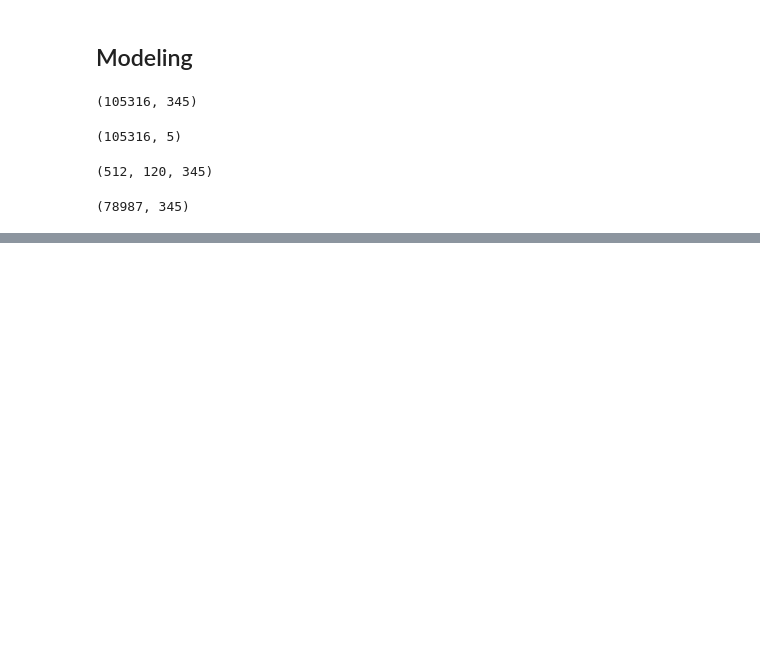
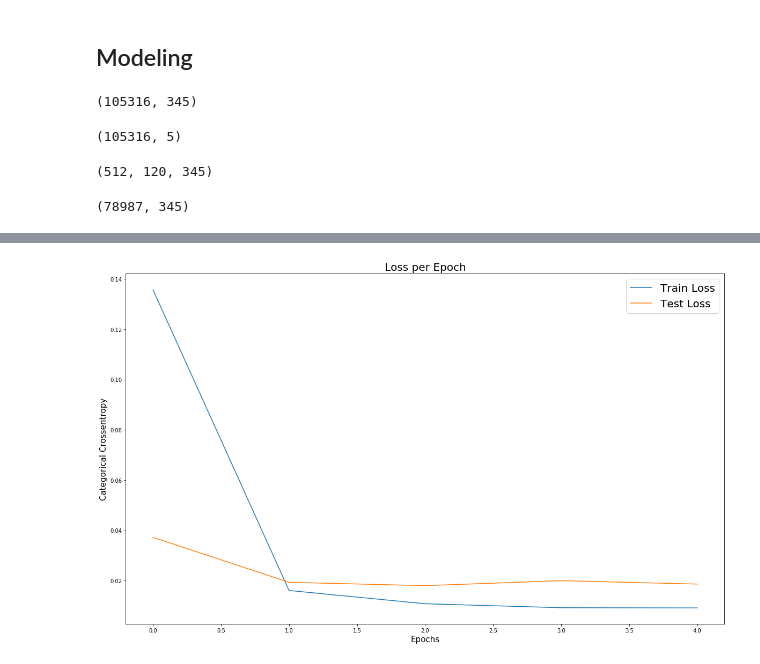
Before and after one commit to raffysantayana/slp-predicting-techs-rnn, a Jupyter notebook: code/RNN.ipynb, the cells around one changed output, grey strips where cells are left out. Drawn from its saved outputs; the diff is of its cells as text; code cells hidden in the pictures; blank space fills up the shorter version.

Commit message:
Fit model; No regularization

```diff
--- a/code/RNN.ipynb
+++ b/code/RNN.ipynb
@@ -168,14 +168,14 @@ Z_train.shape
 model = Sequential()
 
 # The input layer
-model.add(GRU(337, input_shape = (120, 337), return_sequences = True))
+model.add(GRU(train_sequences[0][0].shape[2], input_shape = (train_sequences[0][0].shape[1], train_sequences[0][0].shape[2]), return_sequences = True))
 # Send the output of 120 past frames back to this layer
-model.add(GRU(337, return_sequences = False))
+model.add(GRU(train_sequences[0][0].shape[2], return_sequences = False))
 
 # A hidden layer of 128 nodes with ReLu activation function
 model.add(Dense(128, activation = 'relu'))
 
-#
+# The output layer with 5 nodes, one for each target class
 model.add(Dense(5, activation = 'softmax'))
 
 model.compile(loss = 'categorical_crossentropy', optimizer = Adam(0.001), metrics = ['accuracy'])
@@ -184,5 +196,10 @@ hist = model.fit_generator(train_sequences, epochs = 5, validation_data = test_s
 # %%
-plt.title('No Regularization');
-plt.plot(hist.history['loss'], label = 'Train Loss', color = 'navy');
-plt.plot(hist.history['val_loss'], label = 'Test Loss', color = 'skyblue');
-plt.legend();
+plt.figure(figsize = (20, 12))
+plt.title('Loss per Epoch', size = 20);
+plt.xlabel('Epochs', size = 15)
+plt.ylabel('Categorical Crossentropy', size = 15)
+plt.plot(hist.history['loss'], label = 'Train Loss');
+plt.plot(hist.history['val_loss'], label = 'Test Loss');
+plt.legend(prop = {'size': 20});
+# %% [output]
+[figure, added]
```
Also changed, not shown: parts of 9 cells of this notebook, 2 other files.
